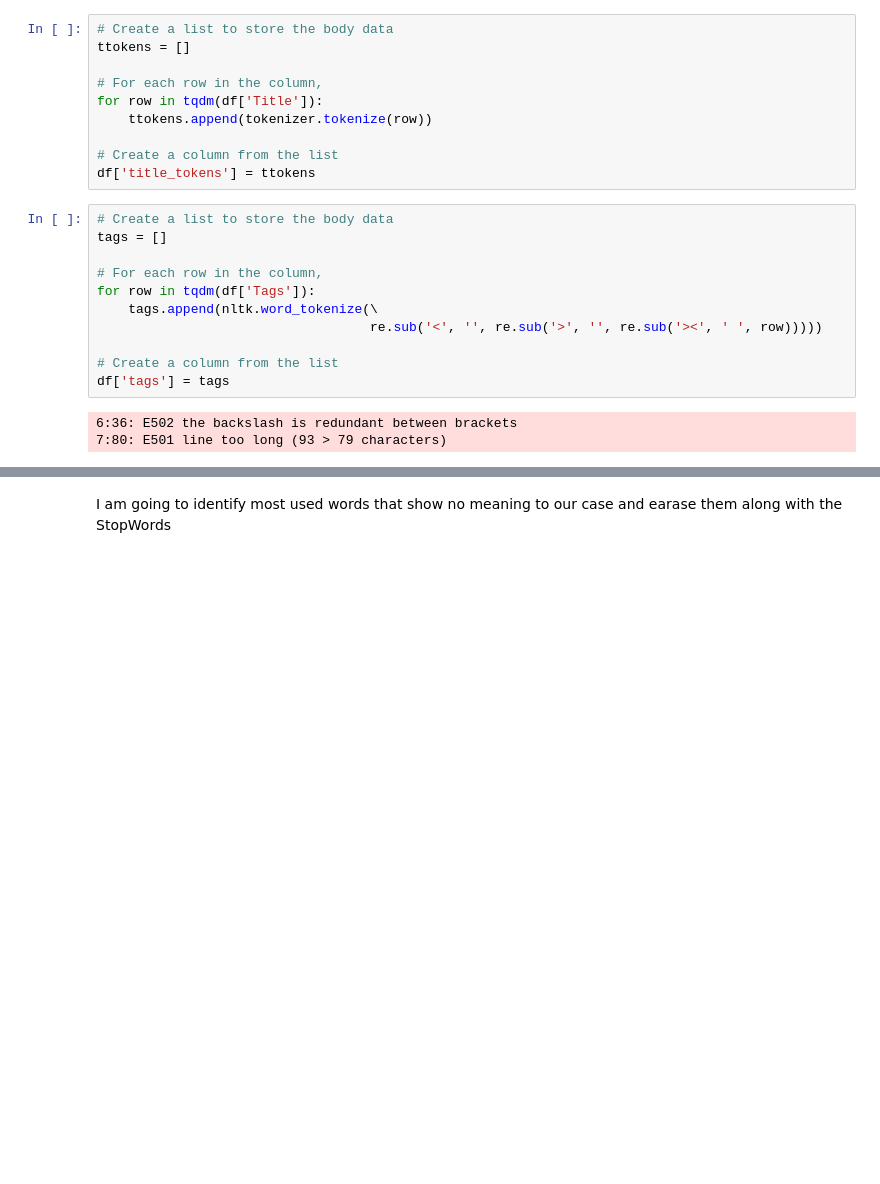
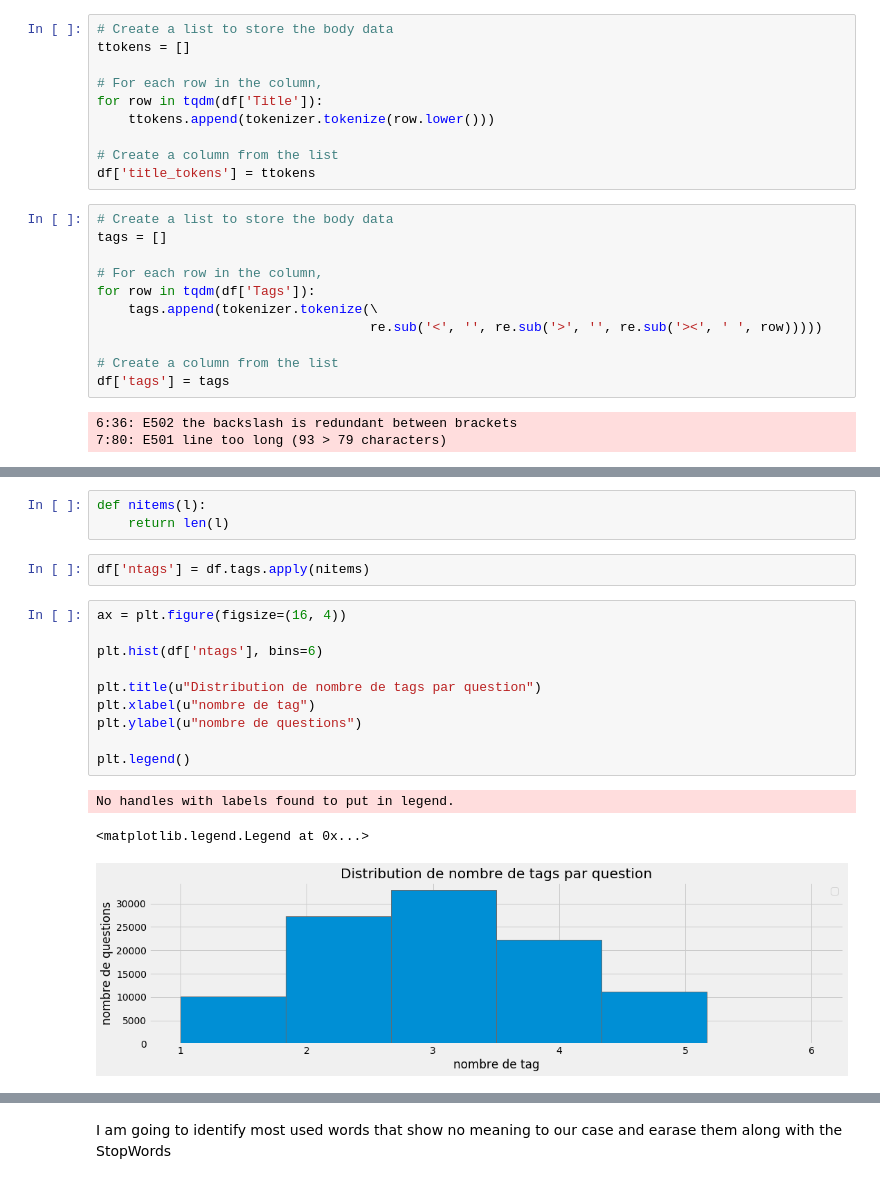
Before and after one commit to amcharek/OCP6, a Jupyter notebook: Analyse exploratoire.ipynb, the cells around one changed output, grey strips where cells are left out. Cells and saved outputs as stored; diff of their text form; blank space fills up the shorter version.

```diff
--- a/Analyse exploratoire.ipynb
+++ b/Analyse exploratoire.ipynb
@@ -117,7 +142,7 @@ ttokens = []
 
 # For each row in the column,
 for row in tqdm(df['Title']):
-    ttokens.append(tokenizer.tokenize(row))
+    ttokens.append(tokenizer.tokenize(row.lower()))
 
 # Create a column from the list
 df['title_tokens'] = ttokens
@@ -127,7 +152,7 @@ tags = []
 
 # For each row in the column,
 for row in tqdm(df['Tags']):
-    tags.append(nltk.word_tokenize(\
+    tags.append(tokenizer.tokenize(\
                                    re.sub('<', '', re.sub('>', '', re.sub('><', ' ', row)))))
 
 # Create a column from the list
@@ -146,0 +172,19 @@ df.head()
+# %%
+def nitems(l):
+    return len(l)
+# %%
+df['ntags'] = df.tags.apply(nitems)
+# %%
+ax = plt.figure(figsize=(16, 4))
+
+plt.hist(df['ntags'], bins=6)
+
+plt.title(u"Distribution de nombre de tags par question")
+plt.xlabel(u"nombre de tag")
+plt.ylabel(u"nombre de questions")
+
+plt.legend()
+# %% [output]
+No handles with labels found to put in legend.
+<matplotlib.legend.Legend at 0x...>
+[figure, added]
```
Also changed, not shown: parts of 38 cells of this notebook.
